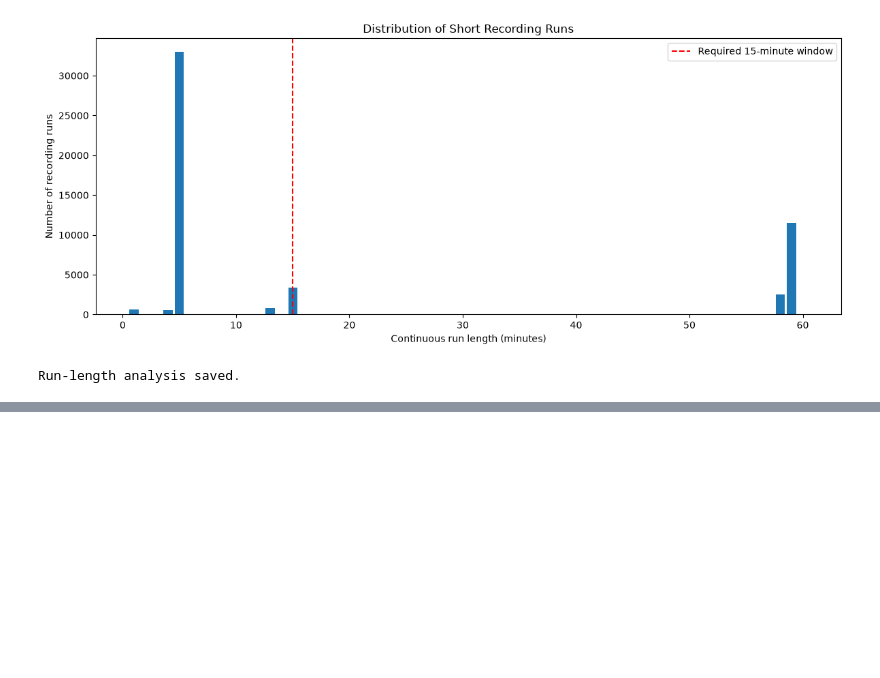
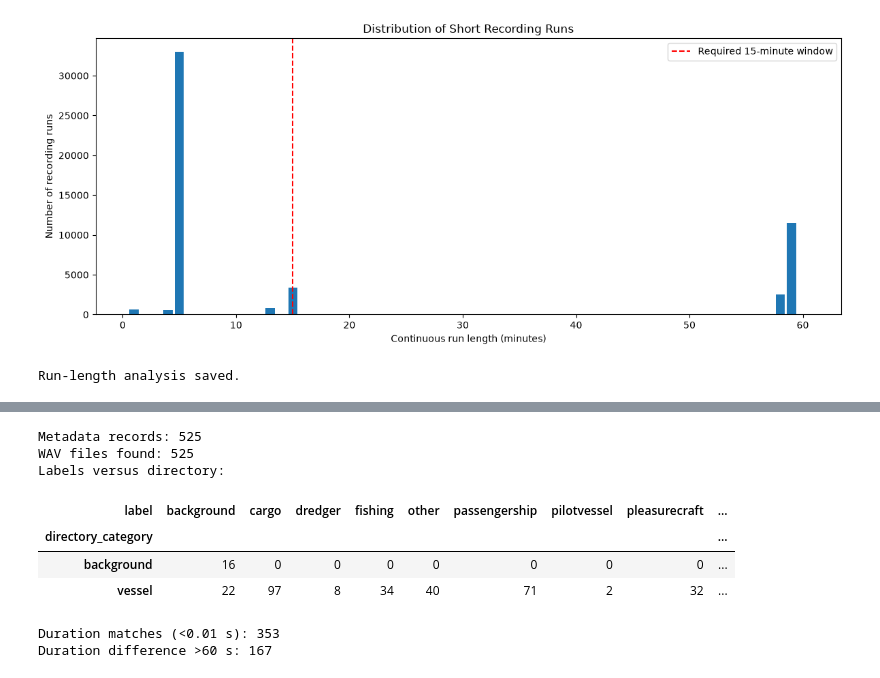
Before and after one commit to ebotchway/french-embassy-underwater-vessel-noise-challenge, a Jupyter notebook: notebooks/01_south_african_acoustic_eda.ipynb, the cells around one changed output, grey strips where cells are left out. Saved outputs shown, nothing was run; the diff lists cells and outputs as text; code cells hidden in the pictures; blank space fills up the shorter version.

```diff
--- a/notebooks/01_south_african_acoustic_eda.ipynb
+++ b/notebooks/01_south_african_acoustic_eda.ipynb
@@ -934,0 +1102,22 @@ Run-length analysis saved.
+# %%
+p = report_path("vtuad_metadata_reconciliation.csv")
+if p is not None:
+    reconcile = pd.read_csv(p)
+    print("Metadata records:", len(reconcile))
+    print("WAV files found:", int(reconcile.exists.sum()))
+    print("Labels versus directory:")
+    display(pd.crosstab(reconcile.directory_category, reconcile.label))
+    durations = (reconcile.wav_duration - reconcile.metadata_duration).abs()
+    print("Duration matches (<0.01 s):", int((durations < 0.01).sum()))
+    print("Duration difference >60 s:", int((durations > 60).sum()))
+    assert len(reconcile) == 525 and reconcile.exists.all()
+# %% [output]
+Metadata records: 525
+WAV files found: 525
+Labels versus directory:
+| label | background | cargo | dredger | fishing | other | passengership | pilotvessel | pleasurecraft | ... |
+| directory_category |  |  |  |  |  |  |  |  | ... |
+| background | 16 | 0 | 0 | 0 | 0 | 0 | 0 | 0 | ... |
+| vessel | 22 | 97 | 8 | 34 | 40 | 71 | 2 | 32 | ... |
+Duration matches (<0.01 s): 353
+Duration difference >60 s: 167
```
Also changed, not shown: parts of 16 cells of this notebook.
